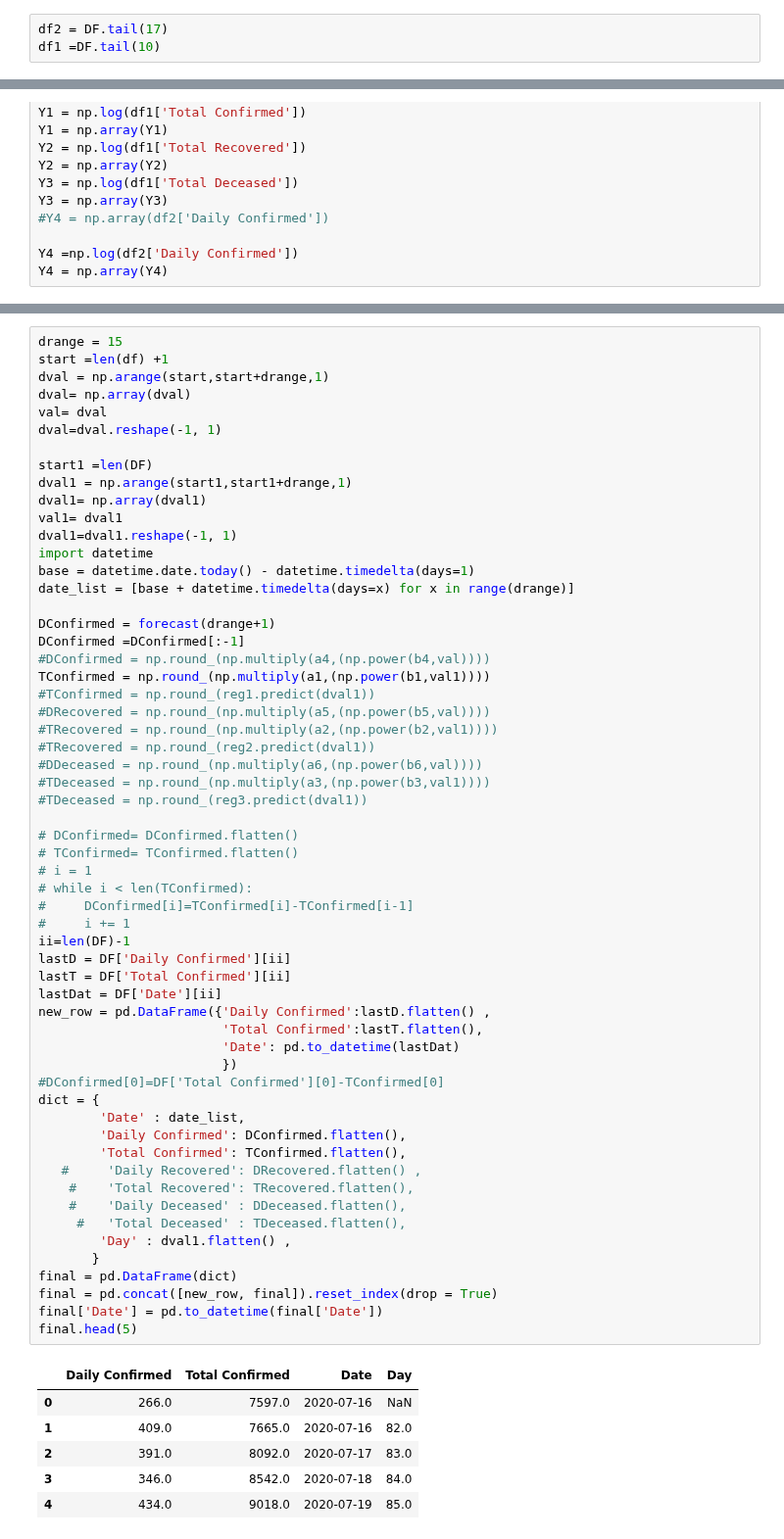
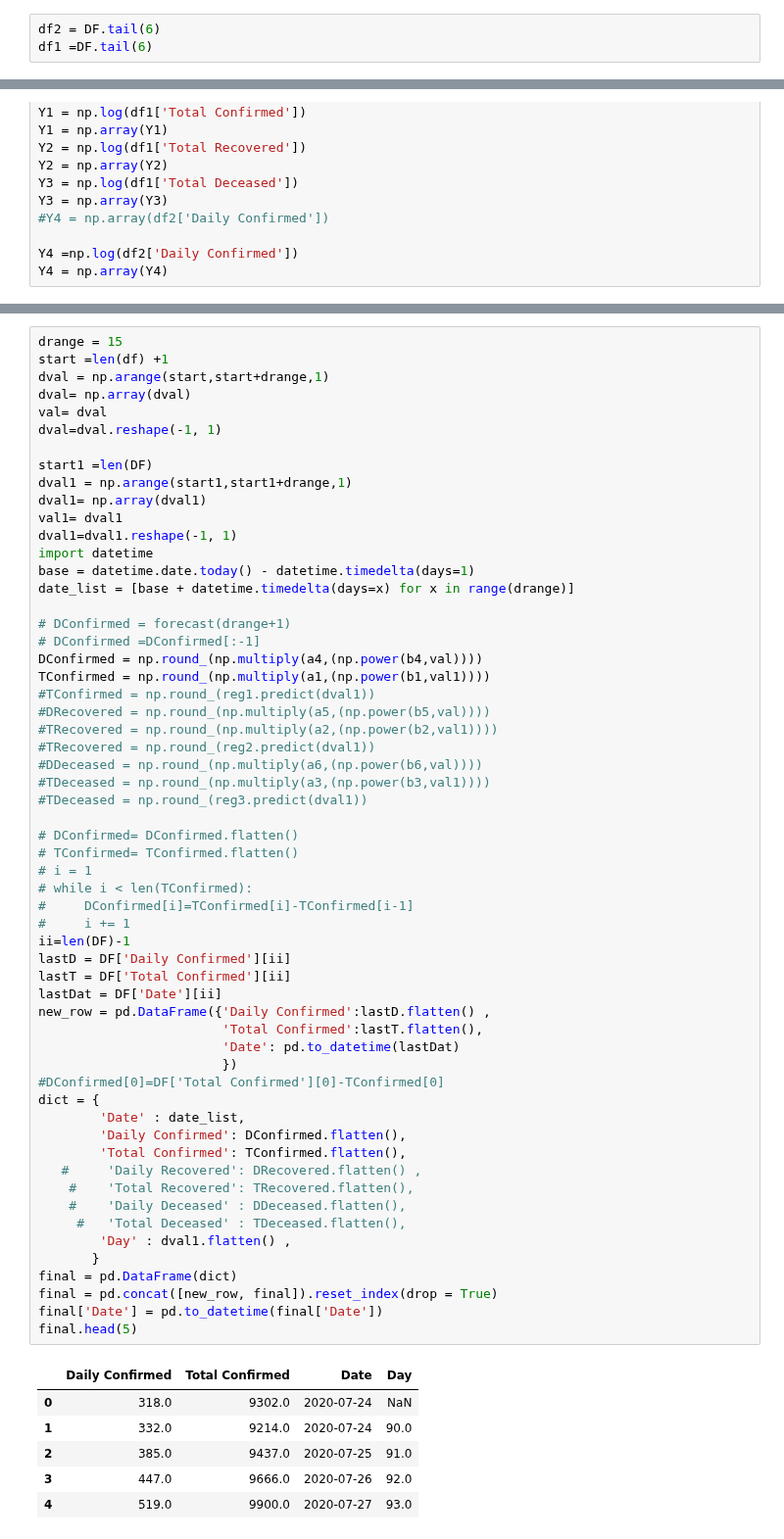
Before and after one commit to skbhere/COVID-19-Case-Forecasting, a Jupyter notebook: 02_Mdu.ipynb, the cells around one changed output, grey strips where cells are left out. Shown at 98% size. Saved outputs shown, nothing was run; the diff lists cells and outputs as text.

```diff
--- a/02_Mdu.ipynb
+++ b/02_Mdu.ipynb
@@ -133,6 +150,6 @@ plt.legend()
 # %%
-df2 = DF.tail(17)
-df1 =DF.tail(10)
+df2 = DF.tail(6)
+df1 =DF.tail(6)
 # %%
 X1 = np.array(df1['Day'])
 X2 = np.array(df2['Day'])
@@ -218,9 +235,9 @@ import datetime
 base = datetime.date.today() - datetime.timedelta(days=1)
 date_list = [base + datetime.timedelta(days=x) for x in range(drange)]
 
-DConfirmed = forecast(drange+1)
-DConfirmed =DConfirmed[:-1]
-#DConfirmed = np.round_(np.multiply(a4,(np.power(b4,val))))
+# DConfirmed = forecast(drange+1)
+# DConfirmed =DConfirmed[:-1]
+DConfirmed = np.round_(np.multiply(a4,(np.power(b4,val))))
 TConfirmed = np.round_(np.multiply(a1,(np.power(b1,val1))))
 #TConfirmed = np.round_(reg1.predict(dval1))
 #DRecovered = np.round_(np.multiply(a5,(np.power(b5,val))))
@@ -234,38 +251,38 @@ TConfirmed = np.round_(np.multiply(a1,(np.power(b1,val1))))
 # TConfirmed= TConfirmed.flatten()
 # i = 1
 # while i < len(TConfirmed):
 #     DConfirmed[i]=TConfirmed[i]-TConfirmed[i-1]
 #     i += 1
 ii=len(DF)-1
 lastD = DF['Daily Confirmed'][ii]
 lastT = DF['Total Confirmed'][ii]
 lastDat = DF['Date'][ii]
 new_row = pd.DataFrame({'Daily Confirmed':lastD.flatten() ,
                         'Total Confirmed':lastT.flatten(),
                         'Date': pd.to_datetime(lastDat)
                         })
 #DConfirmed[0]=DF['Total Confirmed'][0]-TConfirmed[0]
 dict = {
         'Date' : date_list,
         'Daily Confirmed': DConfirmed.flatten(),
         'Total Confirmed': TConfirmed.flatten(),
    #     'Daily Recovered': DRecovered.flatten() ,
     #    'Total Recovered': TRecovered.flatten(),
     #    'Daily Deceased' : DDeceased.flatten(),
      #   'Total Deceased' : TDeceased.flatten(),
         'Day' : dval1.flatten() ,
        }
 final = pd.DataFrame(dict)
 final = pd.concat([new_row, final]).reset_index(drop = True)
 final['Date'] = pd.to_datetime(final['Date'])
 final.head(5)
 # %% [output]
 |  | Daily Confirmed | Total Confirmed | Date | Day |
-| 0 | 266.0 | 7597.0 | 2020-07-16 | NaN |
-| 1 | 409.0 | 7665.0 | 2020-07-16 | 82.0 |
-| 2 | 391.0 | 8092.0 | 2020-07-17 | 83.0 |
-| 3 | 346.0 | 8542.0 | 2020-07-18 | 84.0 |
-| 4 | 434.0 | 9018.0 | 2020-07-19 | 85.0 |
+| 0 | 318.0 | 9302.0 | 2020-07-24 | NaN |
+| 1 | 332.0 | 9214.0 | 2020-07-24 | 90.0 |
+| 2 | 385.0 | 9437.0 | 2020-07-25 | 91.0 |
+| 3 | 447.0 | 9666.0 | 2020-07-26 | 92.0 |
+| 4 | 519.0 | 9900.0 | 2020-07-27 | 93.0 |
 # %%
 final.head(20)
 # %% [output]
```
Also changed, not shown: parts of 15 cells of this notebook.
